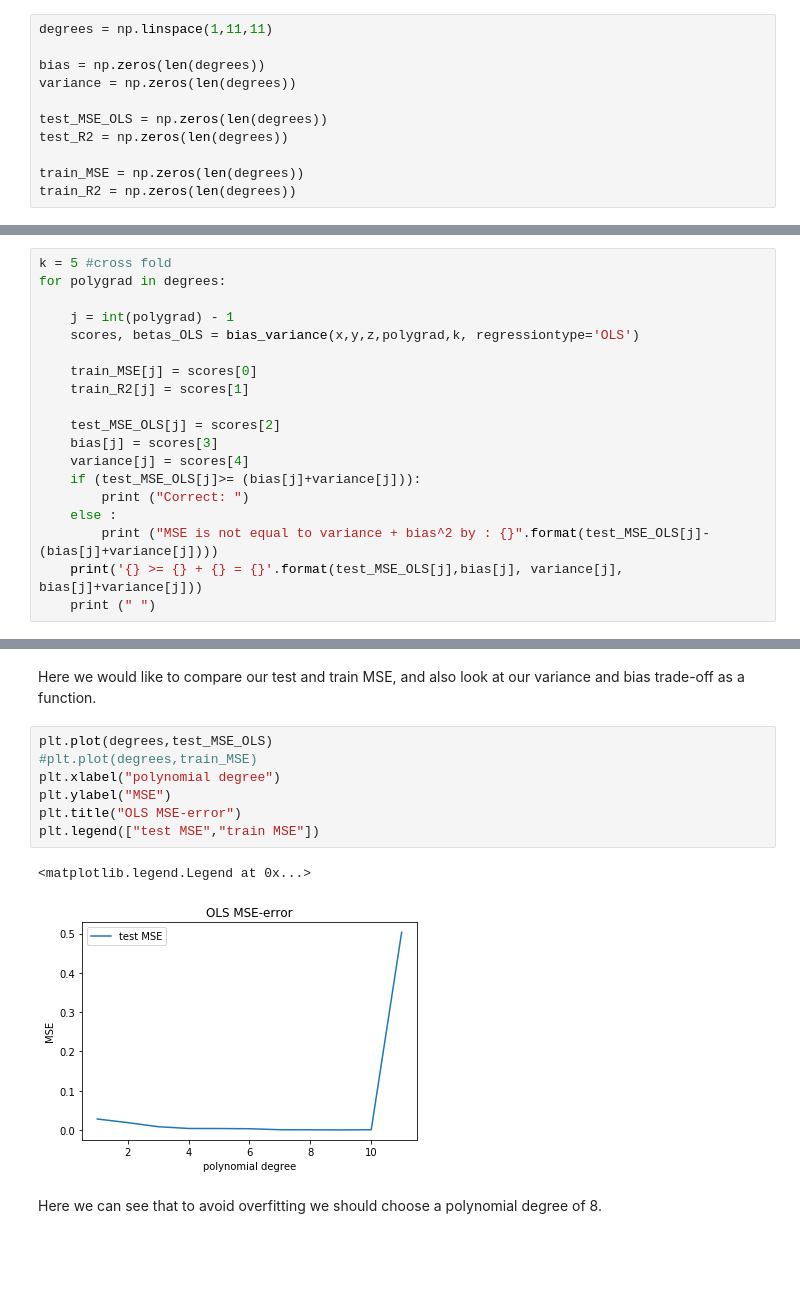
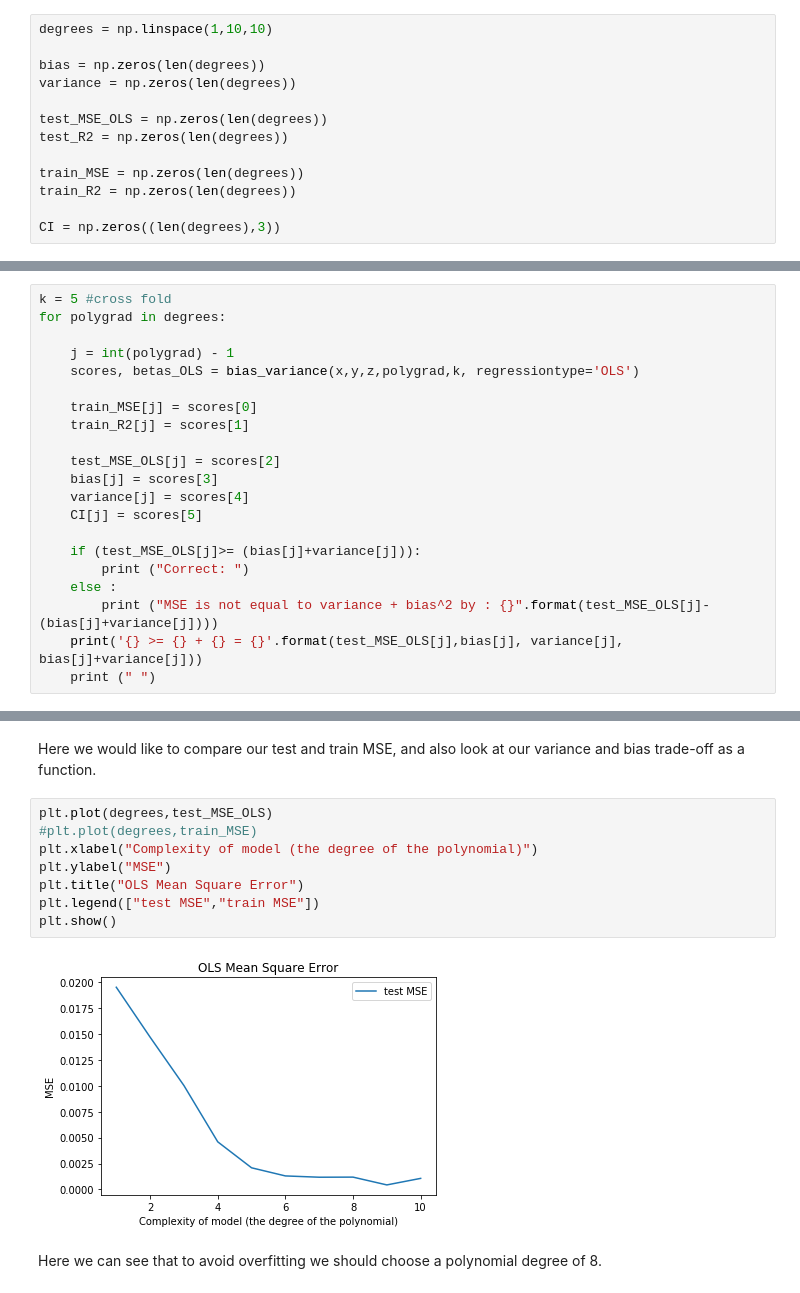
Before and after one commit to ohebbi/FYS-STK4155, a Jupyter notebook: reproducible_results/main.ipynb, the cells around one changed output, grey strips where cells are left out. Saved outputs shown, nothing was run; the diff lists cells and outputs as text; blank space fills up the shorter version.

```diff
--- a/reproducible_results/main.ipynb
+++ b/reproducible_results/main.ipynb
@@ -11,7 +11,7 @@ x,y,z = generate_data()
 # %% [markdown]
 Defining variables next:
 # %%
-degrees = np.linspace(1,11,11)
+degrees = np.linspace(1,10,10)
 
 bias = np.zeros(len(degrees))
 variance = np.zeros(len(degrees))
@@ -21,6 +21,8 @@ test_R2 = np.zeros(len(degrees))
 
 train_MSE = np.zeros(len(degrees))
 train_R2 = np.zeros(len(degrees))
+
+CI = np.zeros((len(degrees),3))
 # %% [markdown]
 # Ordinary Least Square
 # %% [markdown]
@@ -38,6 +40,8 @@ for polygrad in degrees:
     test_MSE_OLS[j] = scores[2]
     bias[j] = scores[3]
     variance[j] = scores[4]
+    CI[j] = scores[5]
+
     if (test_MSE_OLS[j]>= (bias[j]+variance[j])):
         print ("Correct: ")
     else :
@@ -67,13 +97,13 @@ Here we would like to compare our test and train MSE, and also look at our varia
 # %%
 plt.plot(degrees,test_MSE_OLS)
 #plt.plot(degrees,train_MSE)
-plt.xlabel("polynomial degree")
+plt.xlabel("Complexity of model (the degree of the polynomial)")
 plt.ylabel("MSE")
-plt.title("OLS MSE-error")
+plt.title("OLS Mean Square Error")
 plt.legend(["test MSE","train MSE"])
+plt.show()
 # %% [output]
-<matplotlib.legend.Legend at 0x...>
-[figure, old version]
+[figure, new version]
 # %% [markdown]
 Here we can see that to avoid overfitting we should choose a polynomial degree of 8.
 # %%
```
Also changed, not shown: parts of 16 cells of this notebook.
